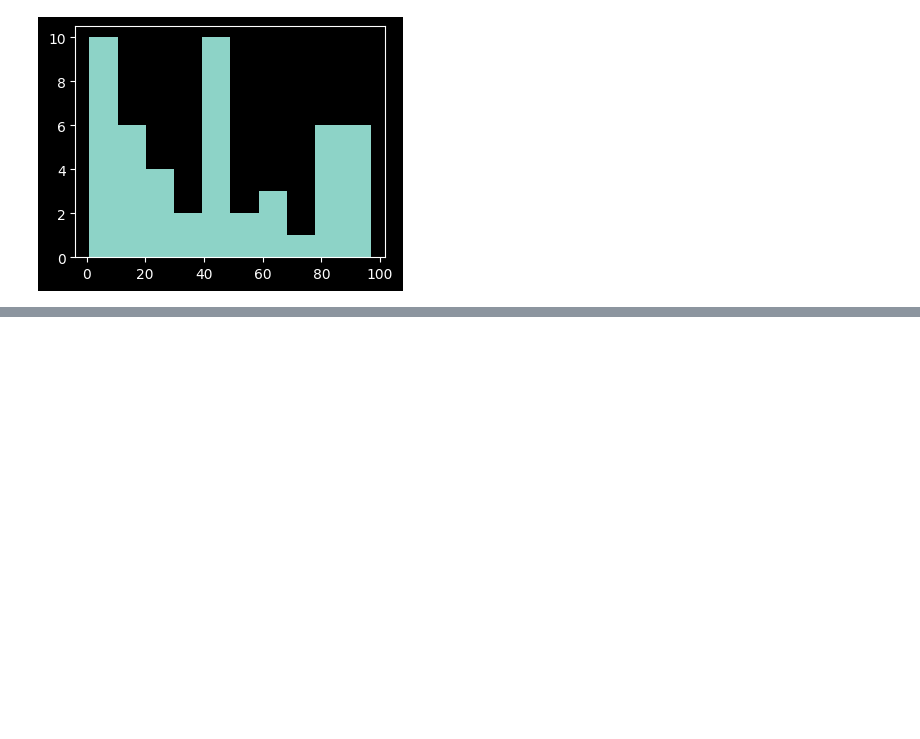
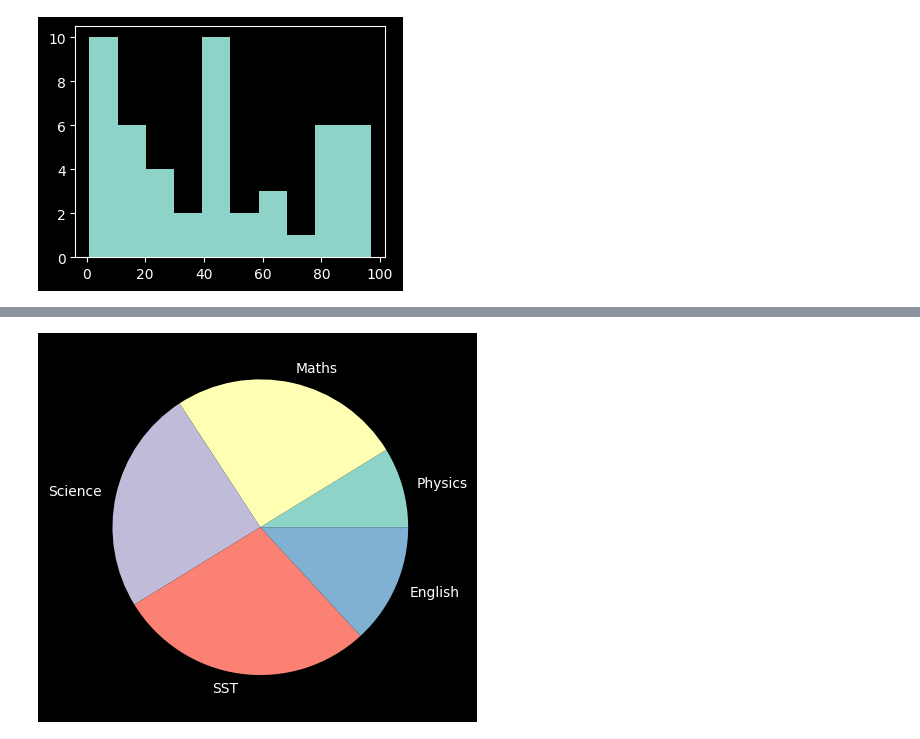
Before and after one commit to tusharmaurya267/Python_basic, a Jupyter notebook: Matplotlib_&_Seaborn.ipynb, the cells around one changed output, grey strips where cells are left out. Saved outputs shown, nothing was run; the diff lists cells and outputs as text; code cells hidden in the pictures; blank space fills up the shorter version.

```diff
--- a/Matplotlib_&_Seaborn.ipynb
+++ b/Matplotlib_&_Seaborn.ipynb
@@ -204,0 +233,8 @@ plt.show()
+# %%
+Subjects = ['Physics', 'Maths' , 'Science' , 'SST' , 'English']
+Marks = [30,87,84,96,45]
+# %%
+plt.pie(Marks , labels =Subjects)
+plt.show()
+# %% [output]
+[figure, added]
```
Also changed, not shown: parts of 17 cells of this notebook.
